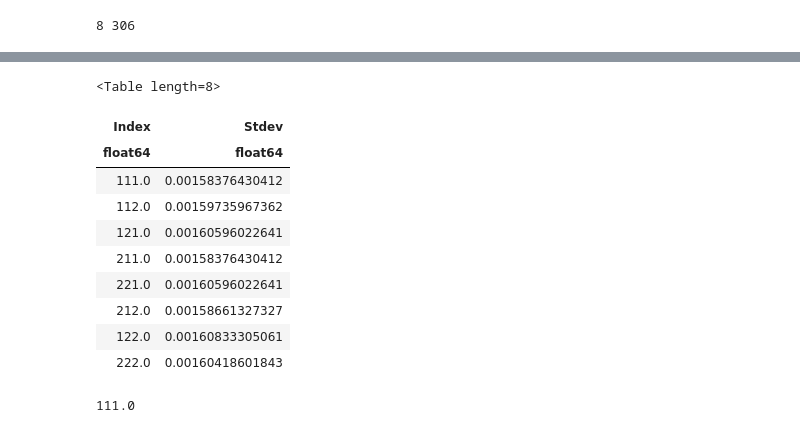
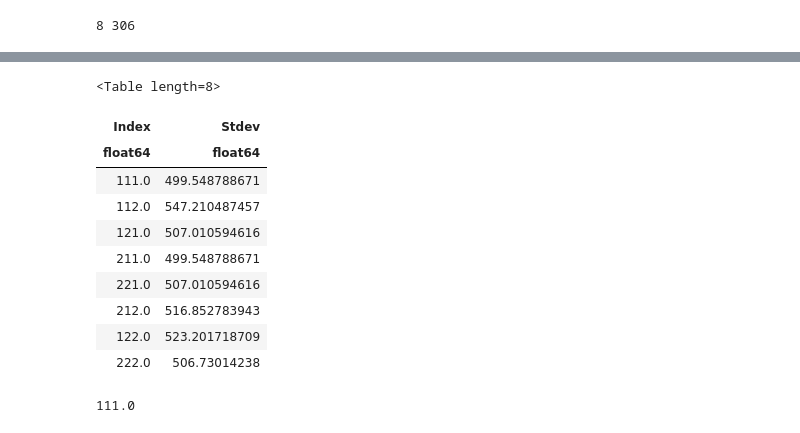
Before and after one commit to rafia37/NIRCam-data-analysis, a Jupyter notebook: MMM---PPP.ipynb, the cells around one changed output, grey strips where cells are left out. Saved outputs shown, nothing was run; the diff lists cells and outputs as text; code cells hidden in the pictures.

Commit message:
Flat fields applied and used new library code

```diff
--- a/MMM---PPP.ipynb
+++ b/MMM---PPP.ipynb
@@ -22,6 +27,8 @@ def best_set(set_array, std_array):
 # %%
 the_type = ['MMM', 'MMP', 'MPM', 'PMM', 'PPM', 'PMP', 'MPP', 'PPP']
 the_type_num = ['111', '112', '121', '211', '221', '212', '122', '222']
+flats_a = [False, ff_a, False, False, False, ff_a, ff_a, ff_a]
+flats_b = [False, ff_b, False, False, False, ff_b, ff_b, ff_b]
 # %% [markdown]
 ## Test 1
 ##### WLP8SUB
@@ -37,6 +44,6 @@ print len(a11_files), len(a11_files[1])
 b41_files = []
 for each in the_type:
     b41_files.append(glob.glob('/data1/tso_analysis/all_tso_cv3/raw_separated_'+each+
-                              '/NRCN821WLP8SUB-6012134957_1_489_SE_2016-01-12T16h43m29/*.slp.fits'))
+                              '/NRCN821WLP8SUB-6012134957_1_489_SE_2016-01-12T16h43m29/*.slp.fits')[:306])
 print len(b41_files), len(b41_files[1])
 # %% [output]
@@ -44,8 +51,7 @@ print len(b41_files), len(b41_files[1])
 # %%
 a11_centers = []
-for ds in a11_files:
-    a11_centers.append(rl.gen_center_g2d(166,160,5,400,2,2,0,ds))
-print len(a11_centers), len(a11_centers[0])
-a11_centers
+for ds, f_a in zip(a11_files, flats_a):
+    a11_centers.append(rl.gen_center_g2d(166,160,5,400,2,2,0,ds, flat_name = f_a))
+print len(a11_centers), len(a11_centers[0][1])
 # %% [output]
 8 306
@@ -69,7 +58,6 @@ a11_centers
 # %%
 b41_centers = []
-for ds in b41_files:
-    b41_centers.append(rl.gen_center_g2d(162,156,5,500,2,2,0,ds))
-print len(b41_centers), len(b41_centers[0])
-b41_centers
+for ds, f_b in zip(b41_files, flats_b):
+    b41_centers.append(rl.gen_center_g2d(162,156,5,500,2,2,0,ds, flat_name = f_b))
+print len(b41_centers), len(b41_centers[0][1])
 # %% [output]
@@ -94,22 +65,22 @@ b41_centers
 # %%
-# getting std_devs with for loop
 stdev_comparison1 = Table(names = ('Index','Stdev'))
-for index, (a11, b41, a11c, b41c) in enumerate(zip(a11_files, b41_files, a11_centers, b41_centers)):
-    stdev = get_stdev(a11c, b41c, 90, 100, 110, a11, b41, False)
+for index, (a11, b41, a11c, b41c, f_a, f_b) in enumerate(zip(a11_files, b41_files, a11_centers, b41_centers,
+                                                             flats_a, flats_b)):
+    stdev = get_stdev(a11c, a11, b41c, b41, 70, 72, 80, f_a, f_b, rf = False)
     stdev_comparison1.add_row([the_type_num[index],stdev])
 stdev_comparison1
 # %% [output]
 <Table length=8>
 | Index | Stdev |
 | float64 | float64 |
-| 111.0 | 0.00158376430412 |
-| 112.0 | 0.00159735967362 |
-| 121.0 | 0.00160596022641 |
-| 211.0 | 0.00158376430412 |
-| 221.0 | 0.00160596022641 |
-| 212.0 | 0.00158661327327 |
-| 122.0 | 0.00160833305061 |
-| 222.0 | 0.00160418601843 |
+| 111.0 | 499.548788671 |
+| 112.0 | 547.210487457 |
+| 121.0 | 507.010594616 |
+| 211.0 | 499.548788671 |
+| 221.0 | 507.010594616 |
+| 212.0 | 516.852783943 |
+| 122.0 | 523.201718709 |
+| 222.0 | 506.73014238 |
 # %%
 # 1 = M, 2 = P. eg. 212 = PMP
 the_set1 = best_set(stdev_comparison1['Index'], stdev_comparison1['Stdev'])
```
Also changed, not shown: parts of 36 cells of this notebook.
